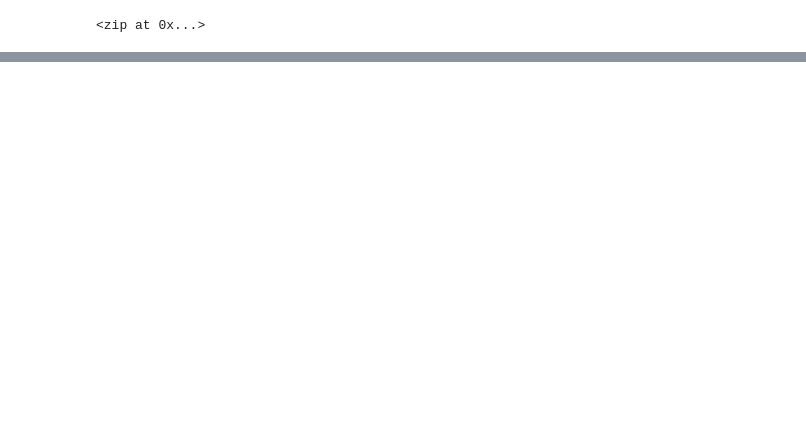
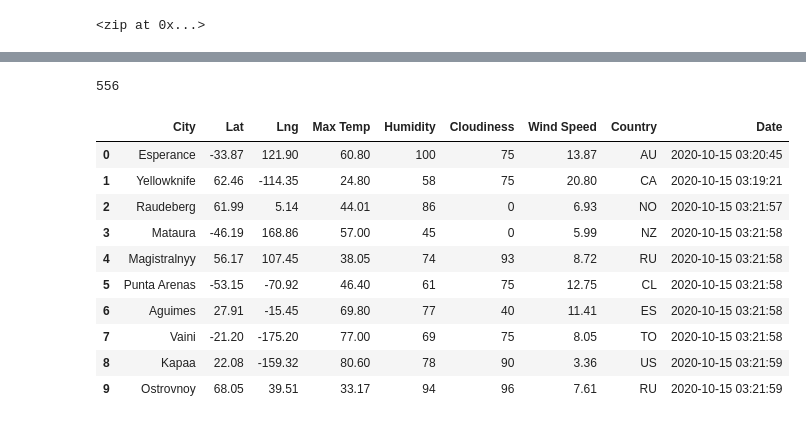
Before and after one commit to greensleeves8/World_Weather_Analysis, a Jupyter notebook: WeatherPy.ipynb, the cells around one changed output, grey strips where cells are left out. Cells and saved outputs as stored; diff of their text form; code cells hidden in the pictures; blank space fills up the shorter version.

```diff
--- a/WeatherPy.ipynb
+++ b/WeatherPy.ipynb
@@ -31,0 +40,3 @@ len(cities)
+# %%
+# Starting URL for Weather Map API Call.
+url = "http://api.openweathermap.org/data/2.5/weather?units=Imperial&APPID=" + weather_api_key
@@ -31,0 +123,20 @@ len(cities)
+# %%
+len(city_data)
+# %% [output]
+556
+# %%
+# Convert the array of dictionaries to a Pandas DataFrame.
+city_data_df = pd.DataFrame(city_data)
+city_data_df.head(10)
+# %% [output]
+|  | City | Lat | Lng | Max Temp | Humidity | Cloudiness | Wind Speed | Country | Date |
+| 0 | Esperance | -33.87 | 121.90 | 60.80 | 100 | 75 | 13.87 | AU | 2020-10-15 03:20:45 |
+| 1 | Yellowknife | 62.46 | -114.35 | 24.80 | 58 | 75 | 20.80 | CA | 2020-10-15 03:19:21 |
+| 2 | Raudeberg | 61.99 | 5.14 | 44.01 | 86 | 0 | 6.93 | NO | 2020-10-15 03:21:57 |
+| 3 | Mataura | -46.19 | 168.86 | 57.00 | 45 | 0 | 5.99 | NZ | 2020-10-15 03:21:58 |
+| 4 | Magistralnyy | 56.17 | 107.45 | 38.05 | 74 | 93 | 8.72 | RU | 2020-10-15 03:21:58 |
+| 5 | Punta Arenas | -53.15 | -70.92 | 46.40 | 61 | 75 | 12.75 | CL | 2020-10-15 03:21:58 |
+| 6 | Aguimes | 27.91 | -15.45 | 69.80 | 77 | 40 | 11.41 | ES | 2020-10-15 03:21:58 |
+| 7 | Vaini | -21.20 | -175.20 | 77.00 | 69 | 75 | 8.05 | TO | 2020-10-15 03:21:58 |
+| 8 | Kapaa | 22.08 | -159.32 | 80.60 | 78 | 90 | 3.36 | US | 2020-10-15 03:21:59 |
+| 9 | Ostrovnoy | 68.05 | 39.51 | 33.17 | 94 | 96 | 7.61 | RU | 2020-10-15 03:21:59 |
```
Also changed, not shown: parts of 7 cells of this notebook, 1 other file.
